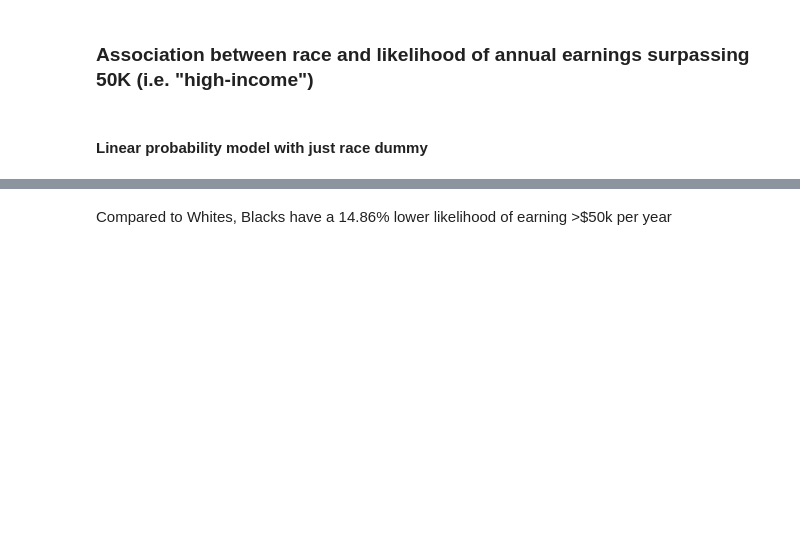
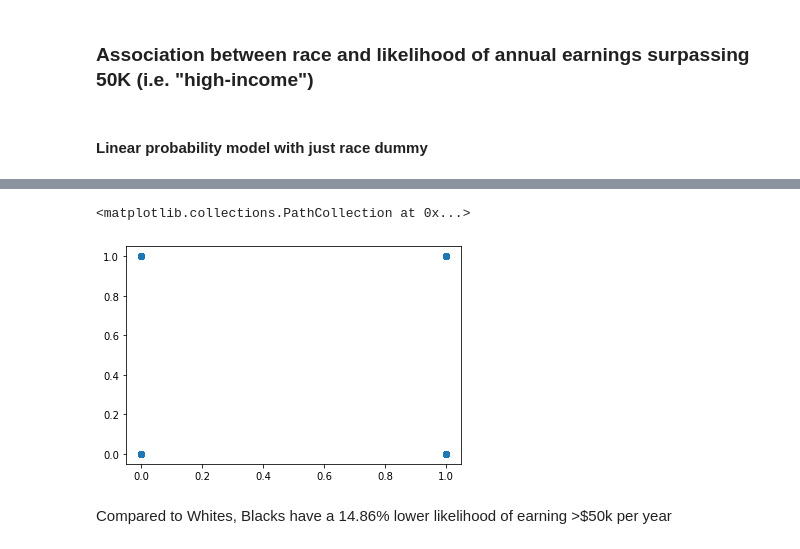
Before and after one commit to kingjosephm/DiscriminationMitigation, a Jupyter notebook: ASEC_2019.ipynb, the cells around one changed output, grey strips where cells are left out. Saved outputs shown, nothing was run; the diff lists cells and outputs as text; code cells hidden in the pictures; blank space fills up the shorter version.

```diff
--- a/ASEC_2019.ipynb
+++ b/ASEC_2019.ipynb
@@ -239,6 +259,11 @@ OLS Regression Results
 | Kurtosis: | 1.187 | Cond. No. | 2.85 |
 Notes:
 [1] Standard Errors are heteroscedasticity robust (HC3)
+# %%
+plt.scatter(df['blk'], df['50k'])
+# %% [output]
+<matplotlib.collections.PathCollection at 0x...>
+[figure, added]
 # %% [markdown]
 Compared to Whites, Blacks have a 14.86% lower likelihood of earning >$50k per year
 # %% [markdown]
```
Also changed, not shown: parts of 45 cells of this notebook.
